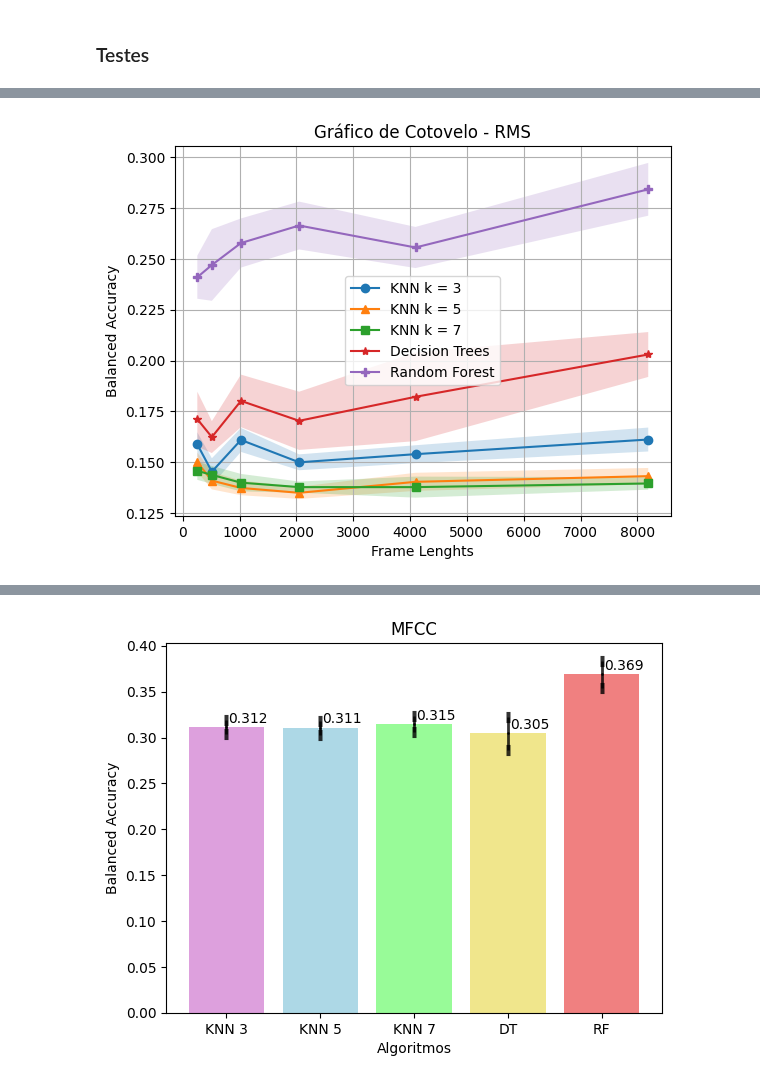
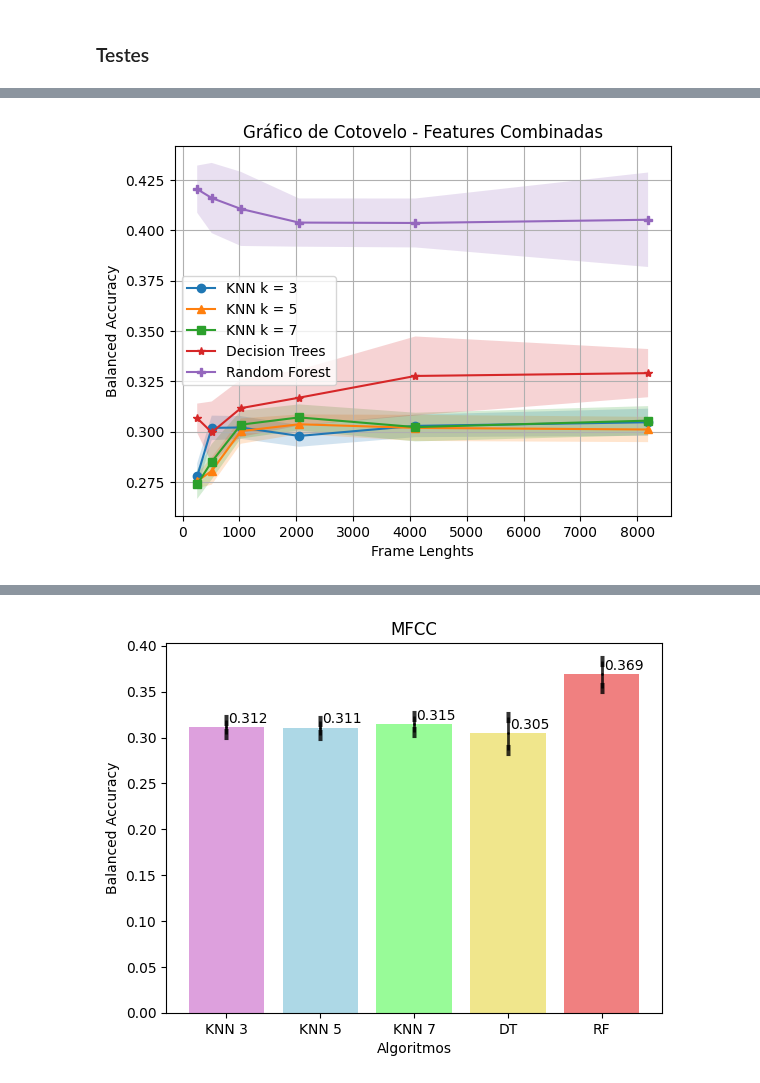
Before and after one commit to andryll/MGR-IC, a Jupyter notebook: codes/MGR.ipynb, the cells around one changed output, grey strips where cells are left out. Saved outputs shown, nothing was run; the diff lists cells and outputs as text; code cells hidden in the pictures.

```diff
--- a/codes/MGR.ipynb
+++ b/codes/MGR.ipynb
@@ -311,6 +300,6 @@ frame_lenghts = [256, 512, 1024, 2048, 4096, 8192]
 
 dflist = []
 for f in frame_lenghts:
-  dflist.append(featureExtraction(songs, 'mfcc', 44100, frame=f))
+  dflist.append(featureExtraction(songs, 'centroid', 44100, frame=f))
 
 #dflist[3].head()
@@ -335,10 +326,21 @@ dflist[2]
 # %%
-# knnscores = []
-# seed = 60
+frame_lenghts = [256, 512, 1024, 2048, 4096, 8192]
 
-# knnscores.append(elbowKNN(dflist, n_neigh = 3, seed = seed))
-# knnscores.append(elbowKNN(dflist, n_neigh = 5, seed = seed))
-# knnscores.append(elbowKNN(dflist, n_neigh = 7, seed = seed))
+dflist = []
+for f in frame_lenghts:
+  dflist.append(featureExtraction(songs, 'all', 44100, frame=f))
 
-# dtscores = elbowTree(dflist, seed = seed)
-# rfscores = elbowRF(dflist, seed = seed)
+knnscores3 = []
+knnscores5 = []
+knnscores7 = []
+dtscores = []
+rfscores = []
+seeds = [14, 42, 60, 87, 113, 156, 211, 456, 917, 1001]
+
+for seed in seeds:
+  knnscores3.append(elbowKNN(dflist, n_neigh = 3, seed = seed))
+  knnscores5.append(elbowKNN(dflist, n_neigh = 5, seed = seed))
+  knnscores7.append(elbowKNN(dflist, n_neigh = 7, seed = seed))
+
+  dtscores.append(elbowTree(dflist, seed = seed))
+  rfscores.append(elbowRF(dflist, seed = seed))
@@ -389,25 +363,25 @@ for score in scoreslist:
 # %%
 plt.plot(frame_lenghts, scoresmeans[0], label = 'KNN k = 3', marker = 'o')
 plt.plot(frame_lenghts, scoresmeans[1], label = 'KNN k = 5', marker = '^')
 plt.plot(frame_lenghts, scoresmeans[2], label = 'KNN k = 7', marker = 's')
 plt.plot(frame_lenghts, scoresmeans[3], label = 'Decision Trees', marker = '*')
 plt.plot(frame_lenghts, scoresmeans[4], label = 'Random Forest', marker = 'P')
 
 plt.fill_between(frame_lenghts, scoresmeans[0] + scoressds[0], scoresmeans[0] - scoressds[0], alpha = 0.2)
 plt.fill_between(frame_lenghts, scoresmeans[1] + scoressds[1], scoresmeans[1] - scoressds[1], alpha = 0.2)
 plt.fill_between(frame_lenghts, scoresmeans[2] + scoressds[2], scoresmeans[2] - scoressds[2], alpha = 0.2)
 plt.fill_between(frame_lenghts, scoresmeans[3] + scoressds[3], scoresmeans[3] - scoressds[3], alpha = 0.2)
 plt.fill_between(frame_lenghts, scoresmeans[4] + scoressds[4], scoresmeans[4] - scoressds[4], alpha = 0.2)
 
 plt.legend()
 plt.grid()
 plt.ylabel('Balanced Accuracy')
 plt.xlabel('Frame Lenghts')
-plt.title('Gráfico de Cotovelo - RMS')
-plt.savefig('rms.pdf')
+plt.title('Gráfico de Cotovelo - Features Combinadas')
+plt.savefig('all.pdf')
 plt.show()
 # %% [output]
-[figure, old version]
+[figure, new version]
 # %%
   dfmfcc = featureExtraction(songs, 'mfcc', 44100, frame=1024)
 # %%
```
Also changed, not shown: parts of 13 cells of this notebook.
